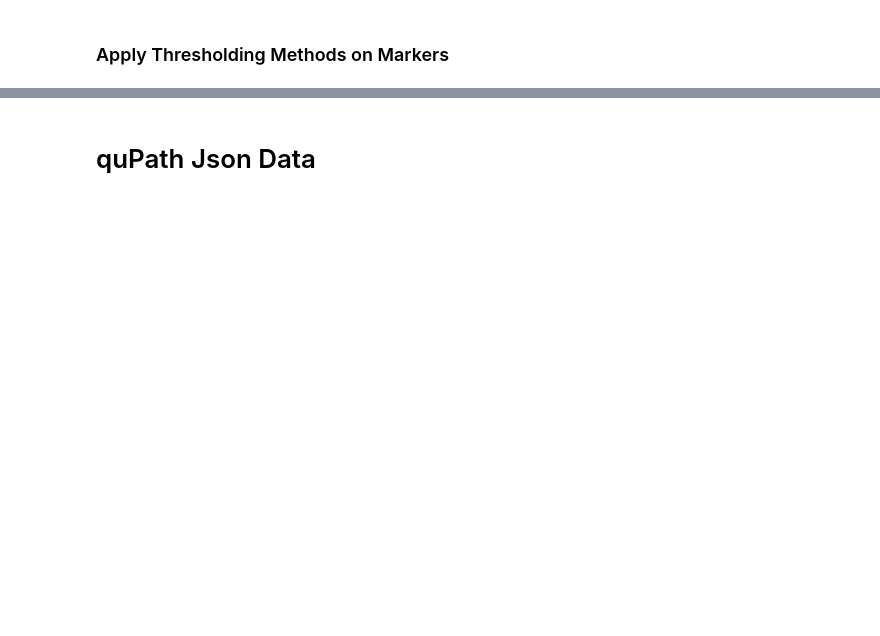
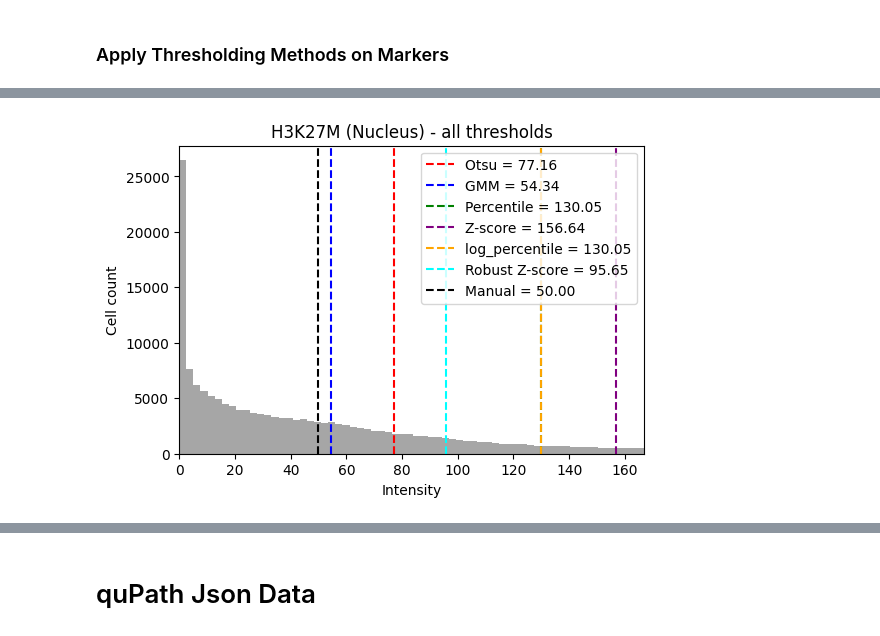
Before and after one commit to sadeghetemad/nencki-image-segmentation, a Jupyter notebook: notebooks/patient_analysis.ipynb, the cells around one changed output, grey strips where cells are left out. Drawn from its saved outputs; the diff is of its cells as text; code cells hidden in the pictures; blank space fills up the shorter version.

Commit message:
feat: add threshold comparison chart

```diff
--- a/notebooks/patient_analysis.ipynb
+++ b/notebooks/patient_analysis.ipynb
@@ -197,7 +277,8 @@ markers = ["SPP1", "TMEM119", "CD68", "CD45", "LGALS3", "H3K27M", "GLUT1", "CD31
 
 thresholds_df, TH = compute_thresholds(data,
                                        markers,
-                                       methods=["otsu", "gmm", "percentile", "zscore","manual"],
+                                       methods=["otsu", "gmm", "percentile", "zscore",
+                                                "log_percentile", "robust_zscore", "manual"],
                                        percentile=90,
                                        zscore=2,
                                        manual_thr={
@@ -217,3 +309,25 @@ thresholds_df
+# %%
+marker = "H3K27M"
+compartment = "Nucleus"
+row = thresholds_df.loc[(marker, compartment)]
+
+thresholds = {
+    "Otsu": row["otsu"],
+    "GMM": row["gmm"],
+    "Percentile": row["percentile"],
+    "Z-score": row["zscore"],
+    "log_percentile": row["log_percentile"],
+    "Robust Z-score": row["robust_zscore"],
+    "Manual": row["manual"]
+}
+
+
+col = f"{compartment}: {marker}: Mean"
+values = data[col].dropna().values.reshape(-1, 1)
+
+plot_all_thresholds(values, thresholds, marker, compartment, "output/", focus_percentile=95, show=True)
+# %% [output]
+[figure, added]
 # %%
 def pos(data, marker, method="otsu", compartment="Cell"):
     """
```
Also changed, not shown: parts of 11 cells of this notebook.
